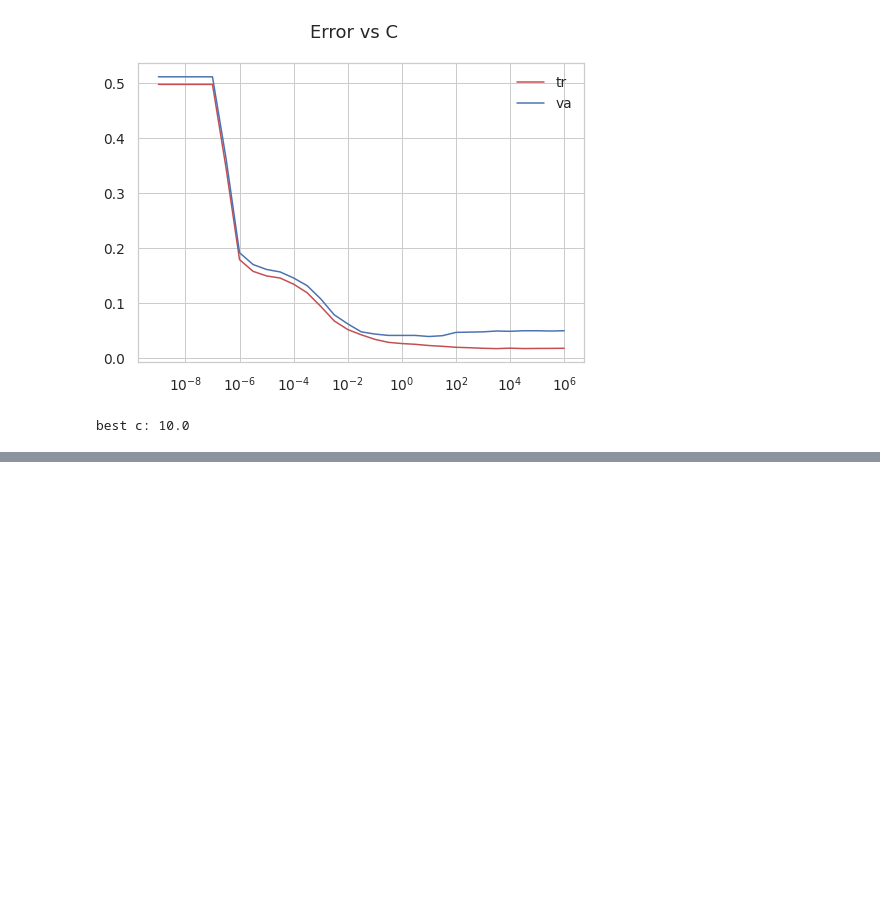
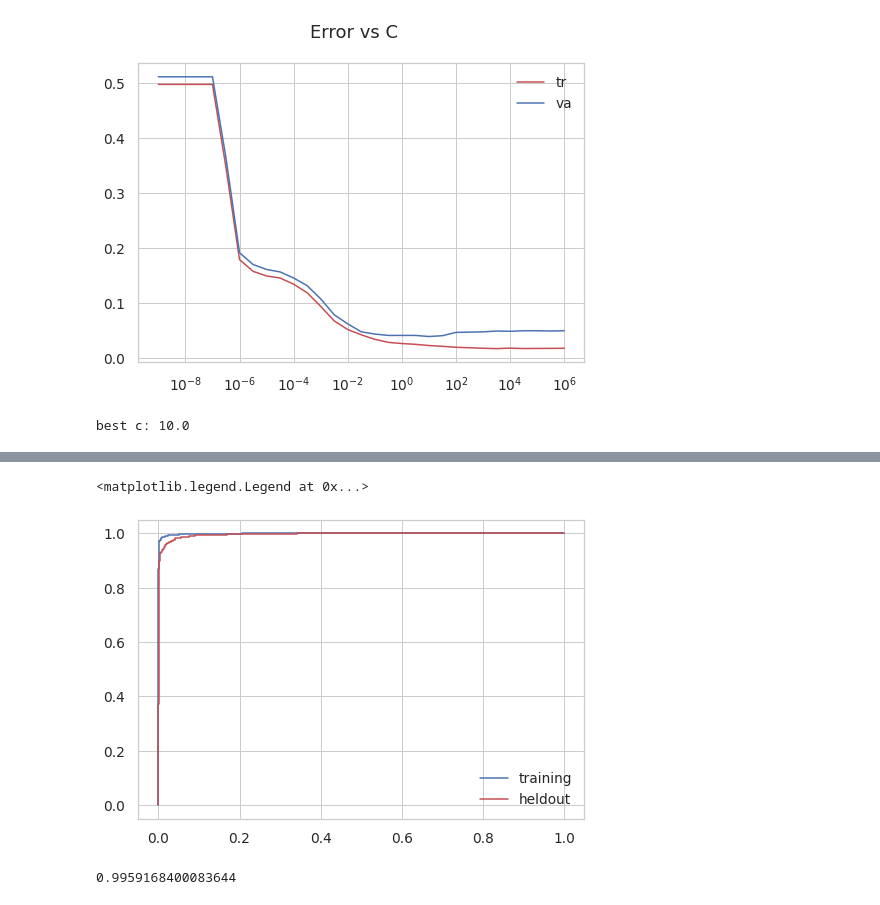
Before and after one commit to kenziesimpson/comp-135-proj-A, a Jupyter notebook: Problem 2.ipynb, the cells around one changed output, grey strips where cells are left out. Saved outputs shown, nothing was run; the diff lists cells and outputs as text; code cells hidden in the pictures; blank space fills up the shorter version.

```diff
--- a/Problem 2.ipynb
+++ b/Problem 2.ipynb
@@ -249,0 +330,17 @@ matrix = add_adjacency_data(x_tr_NF)
+# %%
+lr_extra = sklearn.linear_model.LogisticRegression(max_iter=my_max_iter, solver=my_solver, C=my_best_c, n_jobs=-1)
+
+lr_extra.fit(x_tr_adj_N2F, y_tr_N)
+
+yhat_tr_proba_adj_N = lr_extra.predict_proba(x_tr_adj_N2F)[:,1]
+yhat_va_proba_adj_M = lr_extra.predict_proba(x_va_adj_M2F)[:,1]
+# %%
+fpr_tr, tpr_tr, _ = sklearn.metrics.roc_curve(y_tr_N, yhat_tr_proba_adj_N)
+fpr_va, tpr_va, _ = sklearn.metrics.roc_curve(y_va_M, yhat_va_proba_adj_M)
+
+plt.plot(fpr_tr, tpr_tr, 'b-', label='training')
+plt.plot(fpr_va, tpr_va, 'r-', label='heldout')
+plt.legend(loc='lower right')
+# %% [output]
+<matplotlib.legend.Legend at 0x...>
+[figure, added]
@@ -249,0 +353,4 @@ matrix = add_adjacency_data(x_tr_NF)
+# %%
+sklearn.metrics.roc_auc_score(y_va_M, yhat_va_proba_adj_M)
+# %% [output]
+0.9959168400083644
```
Also changed, not shown: parts of 14 cells of this notebook, 1 other file.
